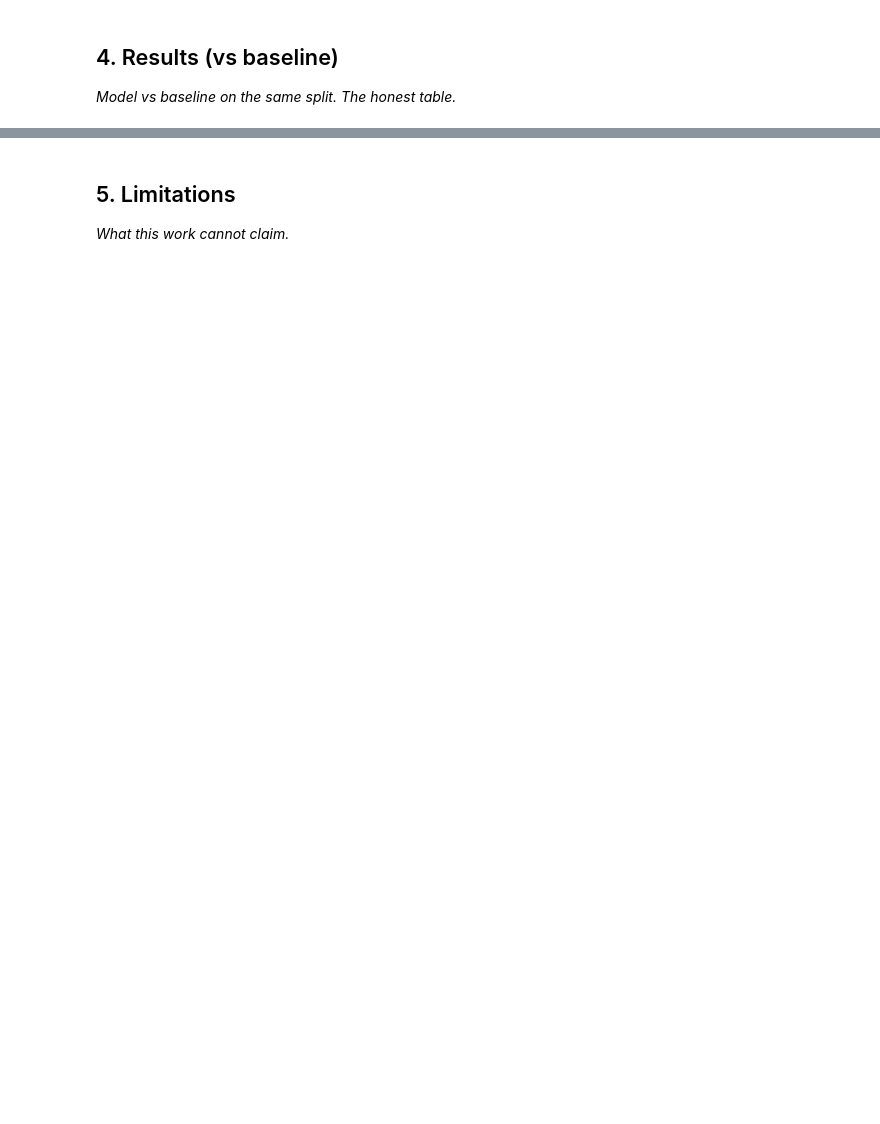
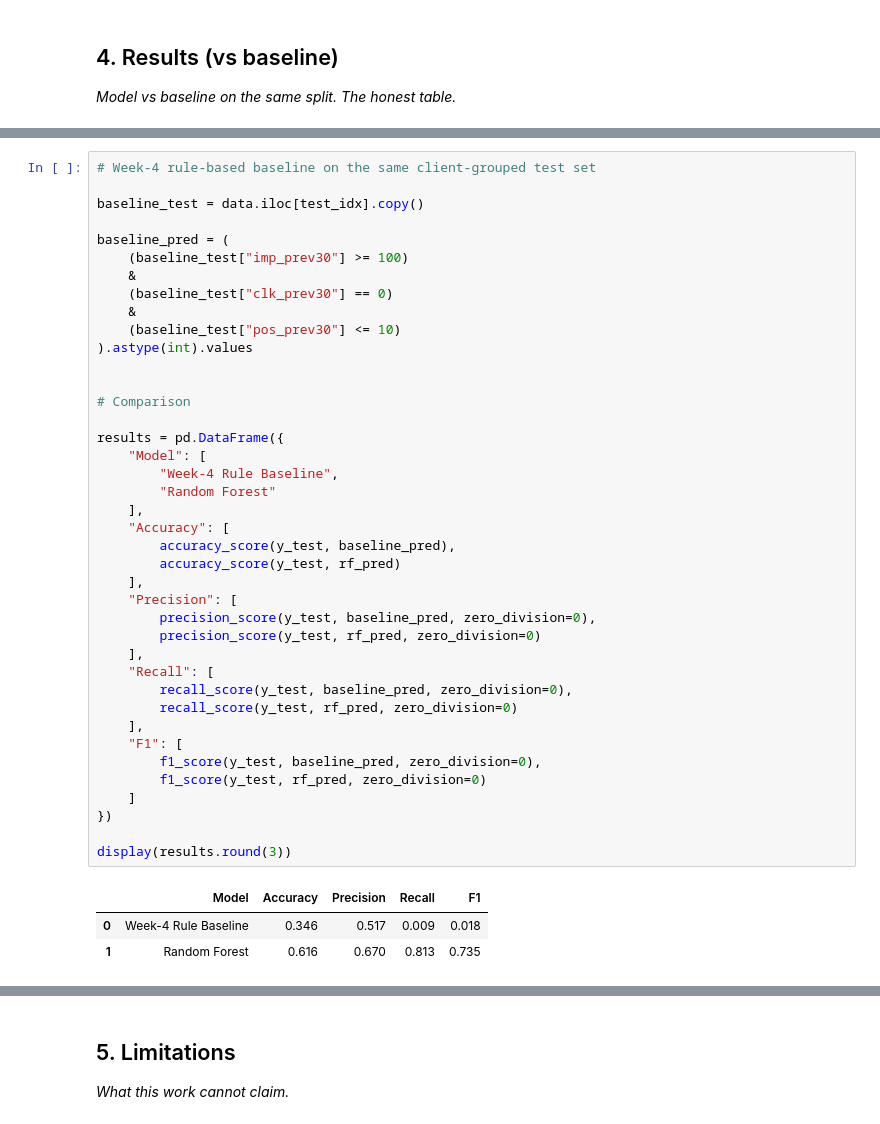
Before and after one commit to atulpatel-net/FlyRank_ML_In, a Jupyter notebook: work/notebooks/capstone.ipynb, the cells around one changed output, grey strips where cells are left out. Cells and saved outputs as stored; diff of their text form; blank space fills up the shorter version.

```diff
--- a/work/notebooks/capstone.ipynb
+++ b/work/notebooks/capstone.ipynb
@@ -24,0 +260,44 @@ This skeleton is yours to fill. Work the sections **in order** — each one has
+# %%
+# Week-4 rule-based baseline on the same client-grouped test set
+
+baseline_test = data.iloc[test_idx].copy()
+
+baseline_pred = (
+    (baseline_test["imp_prev30"] >= 100)
+    &
+    (baseline_test["clk_prev30"] == 0)
+    &
+    (baseline_test["pos_prev30"] <= 10)
+).astype(int).values
+
+
+# Comparison
+
+results = pd.DataFrame({
+    "Model": [
+        "Week-4 Rule Baseline",
+        "Random Forest"
+    ],
+    "Accuracy": [
+        accuracy_score(y_test, baseline_pred),
+        accuracy_score(y_test, rf_pred)
+    ],
+    "Precision": [
+        precision_score(y_test, baseline_pred, zero_division=0),
+        precision_score(y_test, rf_pred, zero_division=0)
+    ],
+    "Recall": [
+        recall_score(y_test, baseline_pred, zero_division=0),
+        recall_score(y_test, rf_pred, zero_division=0)
+    ],
+    "F1": [
+        f1_score(y_test, baseline_pred, zero_division=0),
+        f1_score(y_test, rf_pred, zero_division=0)
+    ]
+})
+
+display(results.round(3))
+# %% [output]
+|  | Model | Accuracy | Precision | Recall | F1 |
+| 0 | Week-4 Rule Baseline | 0.346 | 0.517 | 0.009 | 0.018 |
+| 1 | Random Forest | 0.616 | 0.670 | 0.813 | 0.735 |
```
Also changed, not shown: parts of 14 cells of this notebook, 1 other file.
